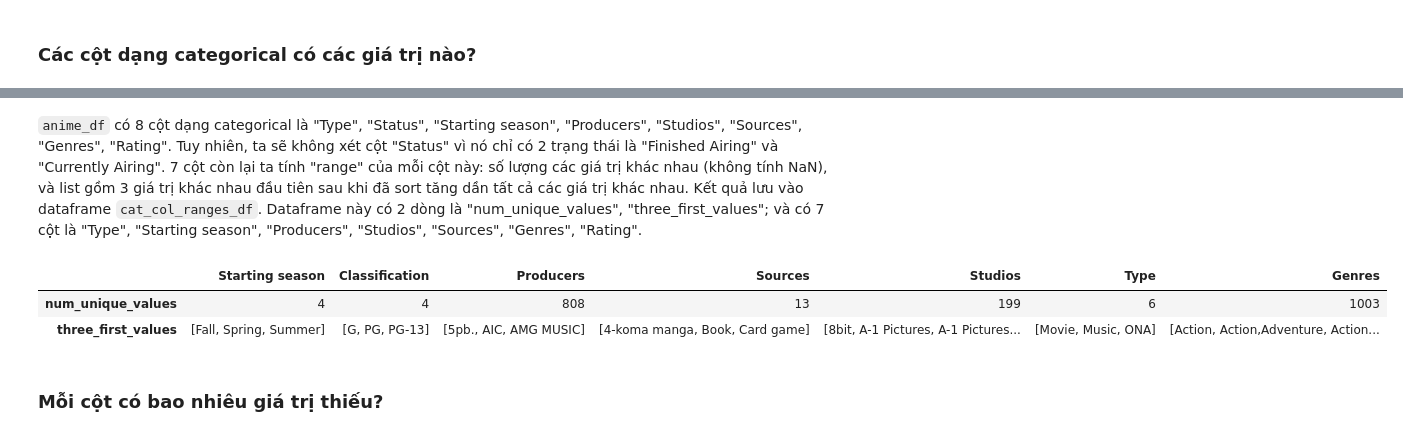
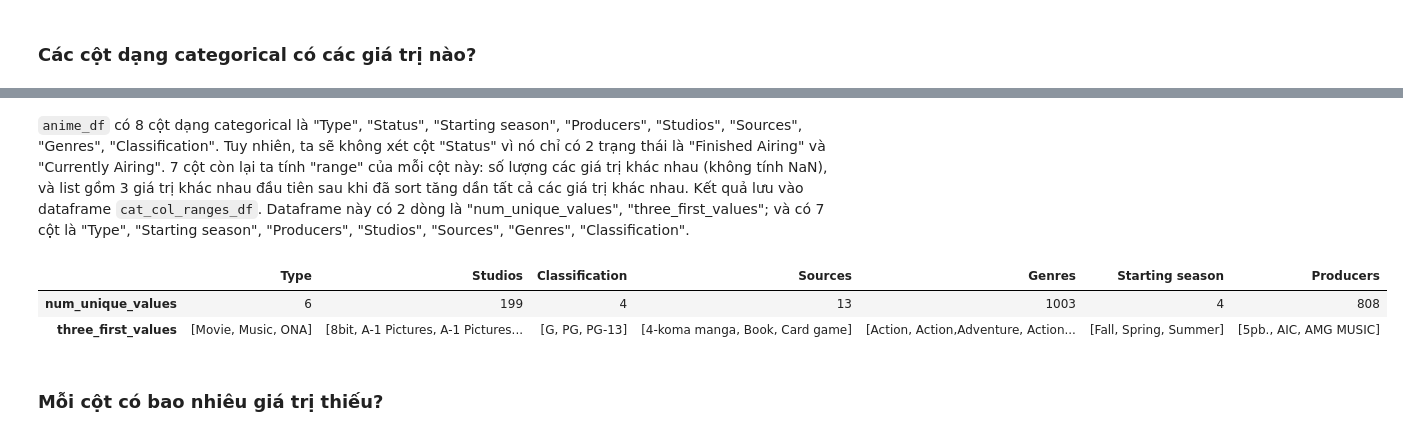
Before and after one commit to jekkyboy/LT-KHDL, a Jupyter notebook: 1712262-NguyenTruongAn.ipynb, the cells around one changed output, grey strips where cells are left out. Drawn from its saved outputs; the diff is of its cells as text; code cells hidden in the pictures.

```diff
--- a/1712262-NguyenTruongAn.ipynb
+++ b/1712262-NguyenTruongAn.ipynb
@@ -230,17 +228,17 @@ memory usage: 207.7+ KB
 # %% [markdown]
-`anime_df` có 8 cột dạng categorical là "Type", "Status", "Starting season", "Producers", "Studios", "Sources", "Genres", "Rating". Tuy nhiên, ta sẽ không xét cột "Status" vì nó chỉ có 2 trạng thái là "Finished Airing" và "Currently Airing". 7 cột còn lại ta tính "range" của mỗi cột này: số lượng các giá trị khác nhau (không tính NaN), và list gồm 3 giá trị khác nhau đầu tiên sau khi đã sort tăng dần tất cả các giá trị khác nhau. Kết quả lưu vào dataframe `cat_col_ranges_df`. Dataframe này có 2 dòng là "num_unique_values", "three_first_values"; và có 7 cột là "Type", "Starting season", "Producers", "Studios", "Sources", "Genres", "Rating".
+`anime_df` có 8 cột dạng categorical là "Type", "Status", "Starting season", "Producers", "Studios", "Sources", "Genres", "Classification". Tuy nhiên, ta sẽ không xét cột "Status" vì nó chỉ có 2 trạng thái là "Finished Airing" và "Currently Airing". 7 cột còn lại ta tính "range" của mỗi cột này: số lượng các giá trị khác nhau (không tính NaN), và list gồm 3 giá trị khác nhau đầu tiên sau khi đã sort tăng dần tất cả các giá trị khác nhau. Kết quả lưu vào dataframe `cat_col_ranges_df`. Dataframe này có 2 dòng là "num_unique_values", "three_first_values"; và có 7 cột là "Type", "Starting season", "Producers", "Studios", "Sources", "Genres", "Classification".
 # %%
-cat_col_names = set(anime_df.dtypes.index[anime_df.dtypes == "object"]) - {"Title","Status","Duration"}
+cat_col_names = set(anime_df.dtypes.index[anime_df.dtypes == "object"]) - {"Title","Status"}
 num_unique_values = anime_df.nunique()
 three_first_values = anime_df[cat_col_names].apply(lambda x: list(x.sort_values().unique())[:3])
 cat_col_ranges_df = pd.DataFrame(columns=cat_col_names)
 cat_col_ranges_df.loc["num_unique_values"]=num_unique_values
 cat_col_ranges_df.loc["three_first_values"]=three_first_values
 cat_col_ranges_df
 # %% [output]
-|  | Starting season | Classification | Producers | Sources | Studios | Type | Genres |
-| num_unique_values | 4 | 4 | 808 | 13 | 199 | 6 | 1003 |
-| three_first_values | [Fall, Spring, Summer] | [G, PG, PG-13] | [5pb., AIC, AMG MUSIC] | [4-koma manga, Book, Card game] | [8bit, A-1 Pictures, A-1 Pictures... | [Movie, Music, ONA] | [Action, Action,Adventure, Action... |
+|  | Type | Studios | Classification | Sources | Genres | Starting season | Producers |
+| num_unique_values | 6 | 199 | 4 | 13 | 1003 | 4 | 808 |
+| three_first_values | [Movie, Music, ONA] | [8bit, A-1 Pictures, A-1 Pictures... | [G, PG, PG-13] | [4-koma manga, Book, Card game] | [Action, Action,Adventure, Action... | [Fall, Spring, Summer] | [5pb., AIC, AMG MUSIC] |
 # %% [markdown]
 ### Mỗi cột có bao nhiêu giá trị thiếu?
 # %% [markdown]
```
Also changed, not shown: parts of 9 cells of this notebook, 1 other file.
